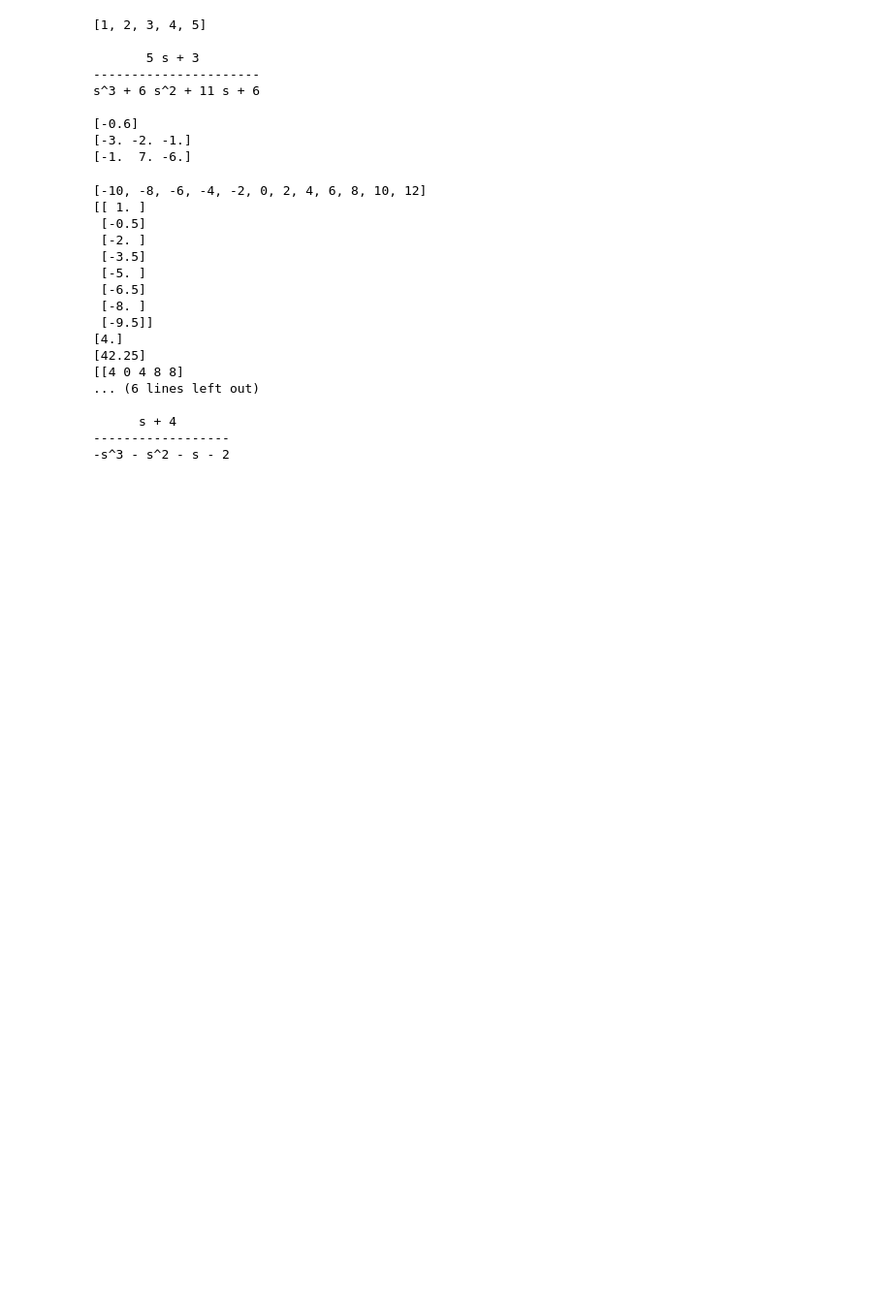
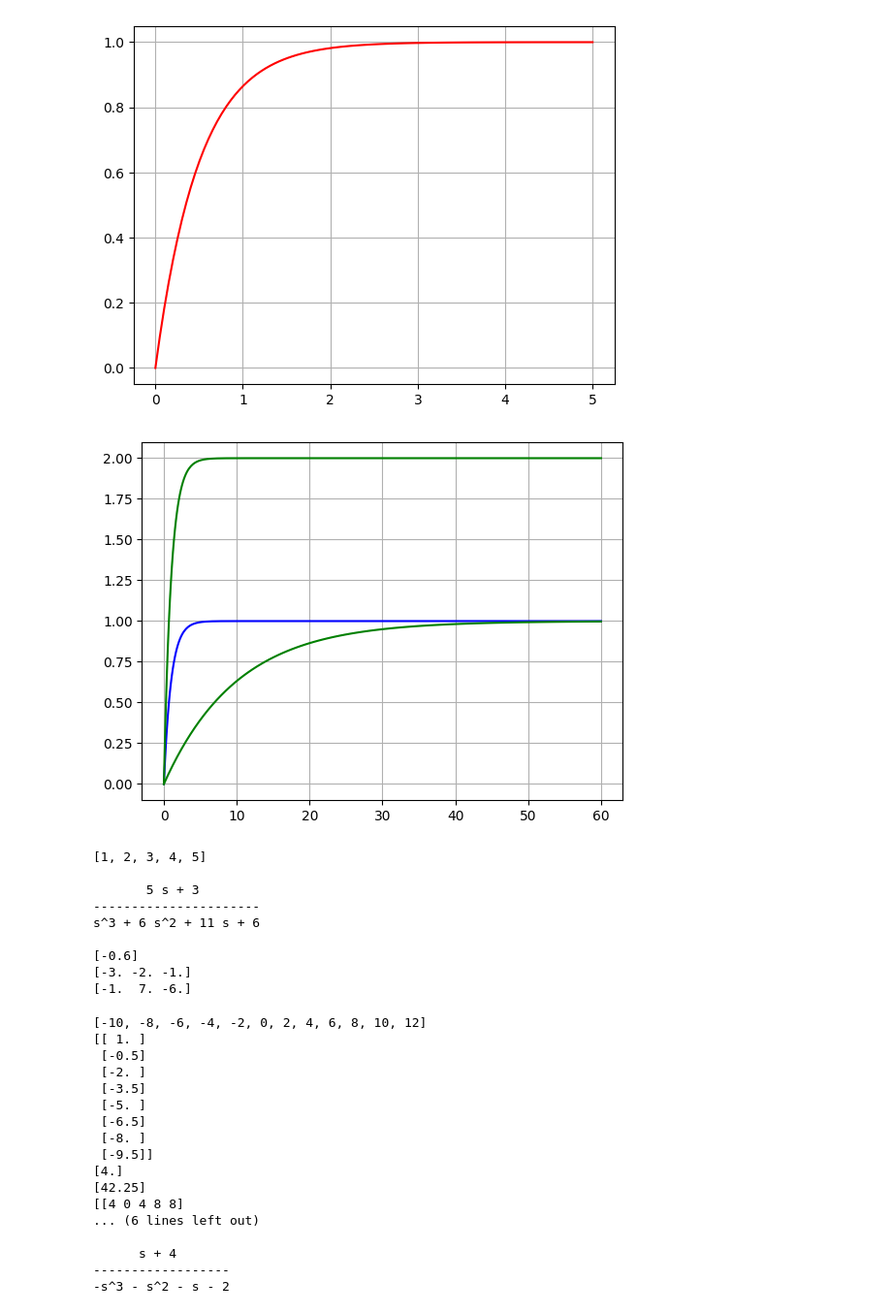
Before and after one commit to MatheusrCunha/py_class, a Jupyter notebook: Modelagem-Lab1.ipynb, the cells around one changed output. Shown: that part at 97% size. Saved outputs shown, nothing was run; the diff lists cells and outputs as text; code cells hidden in the pictures; blank space fills up the shorter version.

```diff
--- a/Modelagem-Lab1.ipynb
+++ b/Modelagem-Lab1.ipynb
@@ -21,0 +19,72 @@ Successfully installed control-0.9.4
+# %%
+import control as ctl
+import numpy as np
+import scipy.signal as sg
+import numpy as np
+import matplotlib.pyplot as plt
+
+n = [1]
+d = [0.5, 1]
+G1 = clt.tf(n, d)
+print(G1)
+
+n = [1]
+d = [1, 1]
+G2 = clt.tf(n, d)
+print(G2)
+
+n = [1]
+d = [10, 1]
+G3 = clt.tf(n, d)
+print(G3)
+
+n = [2]
+d = [1, 1]
+G4 = clt.tf(n, d)
+print(G4)
+
+polos = ctl.poles(G1) #calcula os polos da função
+zeros = ctl.zeros(G1) #calcula os polos da função
+
+print('Polos : ',polos)  #Imprime os polos
+print('Zeros : ',zeros)  #Imprime os zeros
+
+polos2 = ctl.poles(G2) #calcula os polos da função
+zeros2 = ctl.zeros(G2) #calcula os polos da função
+
+print('Polos : ',polos2)  #Imprime os polos
+print('Zeros : ',zeros2)  #Imprime os zeros
+
+polos4 = ctl.poles(G4) #calcula os polos da função
+zeros4 = ctl.zeros(G4) #calcula os polos da função
+
+print('Polos : ',polos4)  #Imprime os polos
+print('Zeros : ',zeros4)  #Imprime os zeros
+
+#Fs = ctl.pzmap(G1,1, 0, 'Diagrama de Polos e Zeros') #Monta o diagrama de polos e zeros
+
+
+#G = ctl.rss(4)
+T, yout = ctl.step_response(G1, 5)
+
+plt.plot(T, yout, 'r') #cria uma figura
+plt.grid()
+plt.show()
+
+
+T, yout = ctl.step_response(G2, 60)
+
+plt.plot(T, yout, 'b') #cria uma figura
+plt.grid()
+
+
+T, yout = ctl.step_response(G3, 60)
+
+plt.plot(T, yout, 'g') #cria uma figura
+plt.grid()
+
+T, yout = ctl.step_response(G4, 60)
+
+plt.plot(T, yout, 'g') #cria uma figura
+plt.grid()
+# %% [output]
@@ -22,3 +108,5 @@ Successfully installed control-0.9.4
+[figure, added]
+[figure, added]
 # %%
 import control as clt
 import numpy as np
```
Also changed, not shown: parts of 2 cells of this notebook.
